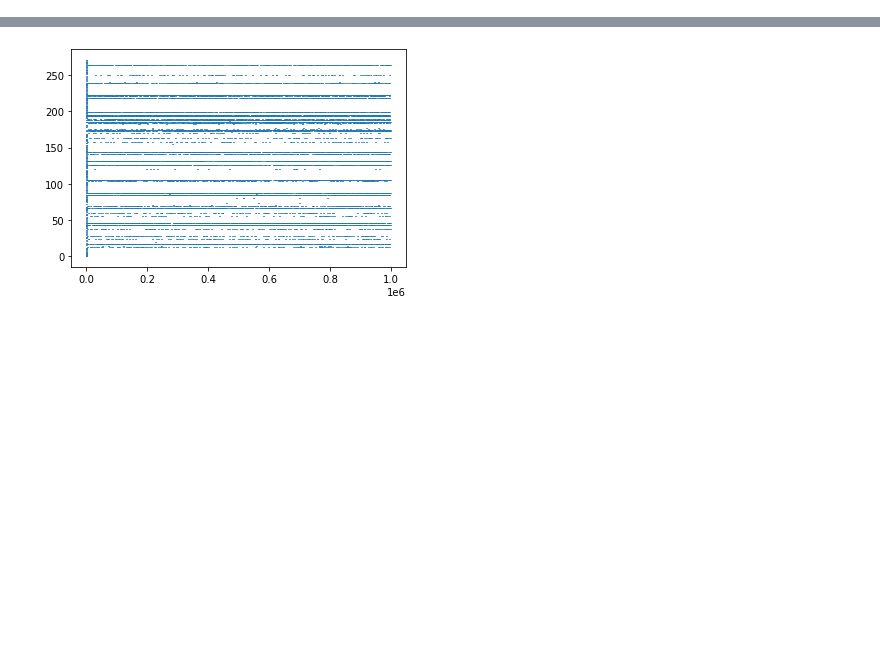
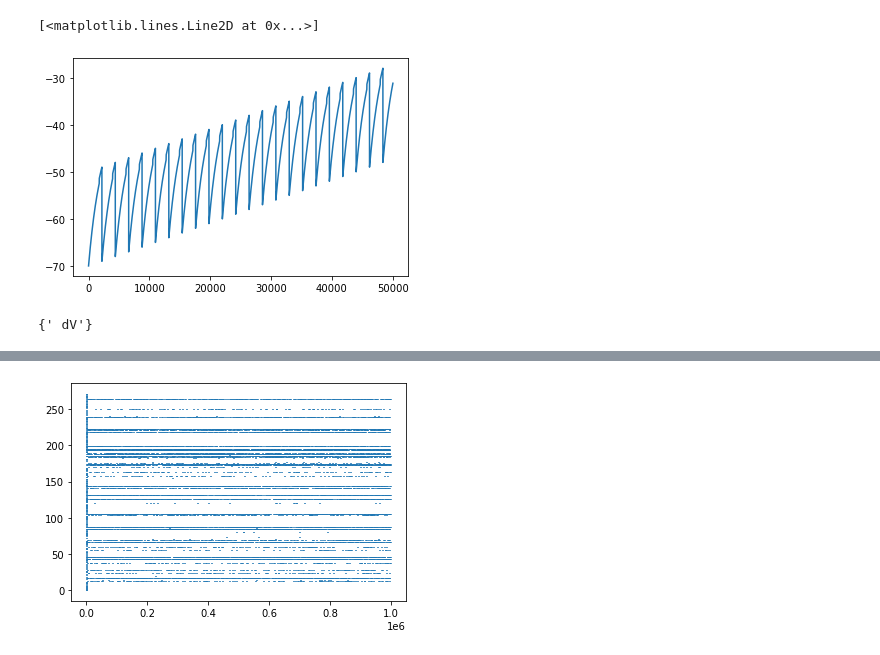
Before and after one commit to JetBrains-Research/mads, a Jupyter notebook: log/analytics.ipynb, the cells around one changed output, grey strips where cells are left out. Drawn from its saved outputs; the diff is of its cells as text; code cells hidden in the pictures; blank space fills up the shorter version.

```diff
--- a/log/analytics.ipynb
+++ b/log/analytics.ipynb
@@ -5,6 +5,4 @@ import matplotlib.pyplot as plt
 
 import numpy as np
 # %%
-df = pd.read_csv('excInhib//SignalBooleanChangeResponses.csv', header=None)
-
-second_layer_cells = np.fromfile('excInhib//second_layer.txt', sep='\n', dtype=int)
+df = pd.read_csv('lif_start//SignalDoubleChangeResponses.csv', header=None)
@@ -13,3 +9,12 @@ second_layer_cells = np.fromfile('excInhib//second_layer.txt', sep='\n', dtype=i
+# %%
+plt.plot(np.cumsum(df[3]) - 70.0)
+# %% [output]
+[<matplotlib.lines.Line2D at 0x...>]
+[figure, added]
+# %%
+set(df[2])
+# %% [output]
+{' dV'}
 # %%
 np.max(spike_times)
 # %% [output]
```
Also changed, not shown: parts of 2 cells of this notebook, 6 other files.
